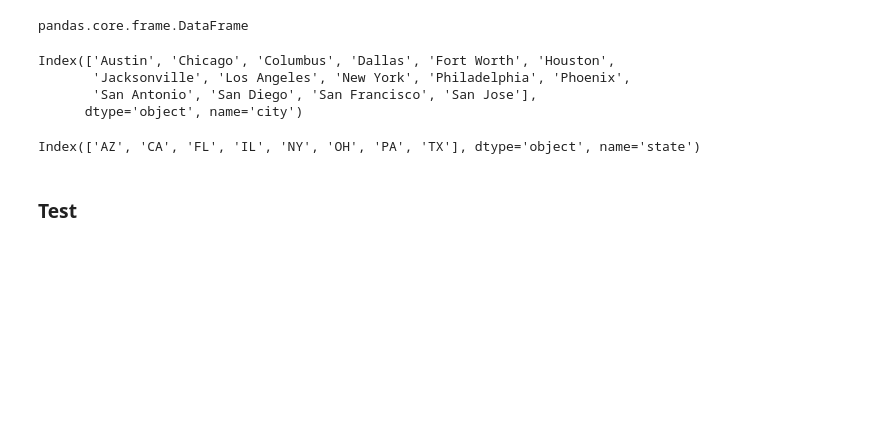
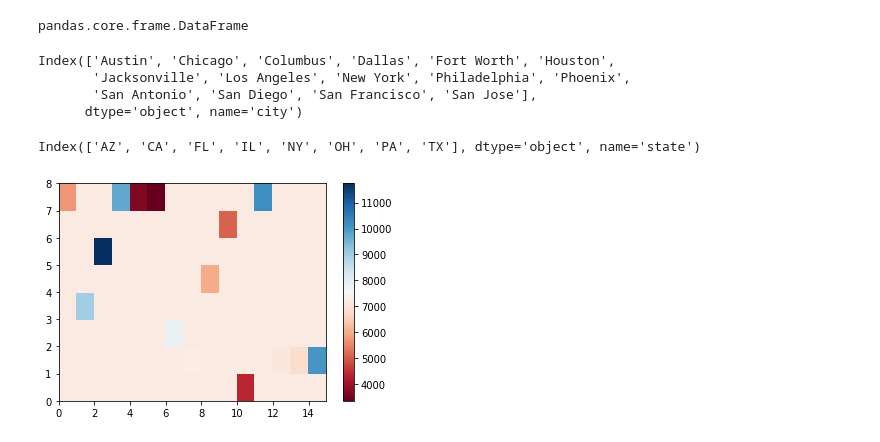
Before and after one commit to arpans2112/MachineLearningFundamentals, a Jupyter notebook: PandasParagon/pandasCheatSheet.ipynb, the cells around one changed output. Cells and saved outputs as stored; diff of their text form; code cells hidden in the pictures; blank space fills up the shorter version.

Commit message:
Pandas & Matplotlib - updated. Exploratory data analysis is added

```diff
--- a/PandasParagon/pandasCheatSheet.ipynb
+++ b/PandasParagon/pandasCheatSheet.ipynb
@@ -1041,4 +1049,4 @@ group_by_state_avg_Salary
 # %%
 # Then represent the table in Pivot Form
 pivot_table = group_by_state_avg_Salary.pivot(index='state',columns='city', values='salary')
-pivot_table.replace(np.NaN,'')
+pivot_table = pivot_table.replace(np.NaN,group_by_state_avg_Salary['salary'].mean(axis=0))
@@ -1071,5 +1068,13 @@ Index(['Austin', 'Chicago', 'Columbus', 'Dallas', 'Fort Worth', 'Houston',
 pivot_table.index
 # %% [output]
 Index(['AZ', 'CA', 'FL', 'IL', 'NY', 'OH', 'PA', 'TX'], dtype='object', name='state')
-# %% [markdown]
-### Test
+# %%
+# Heat Map
+%matplotlib inline
+import matplotlib as plt
+from matplotlib import pyplot
+pyplot.pcolor(pivot_table,cmap='RdBu')
+pyplot.colorbar()
+pyplot.show()
+# %% [output]
+[figure, added]
```
Also changed, not shown: parts of 26 cells of this notebook, 1 other file.
